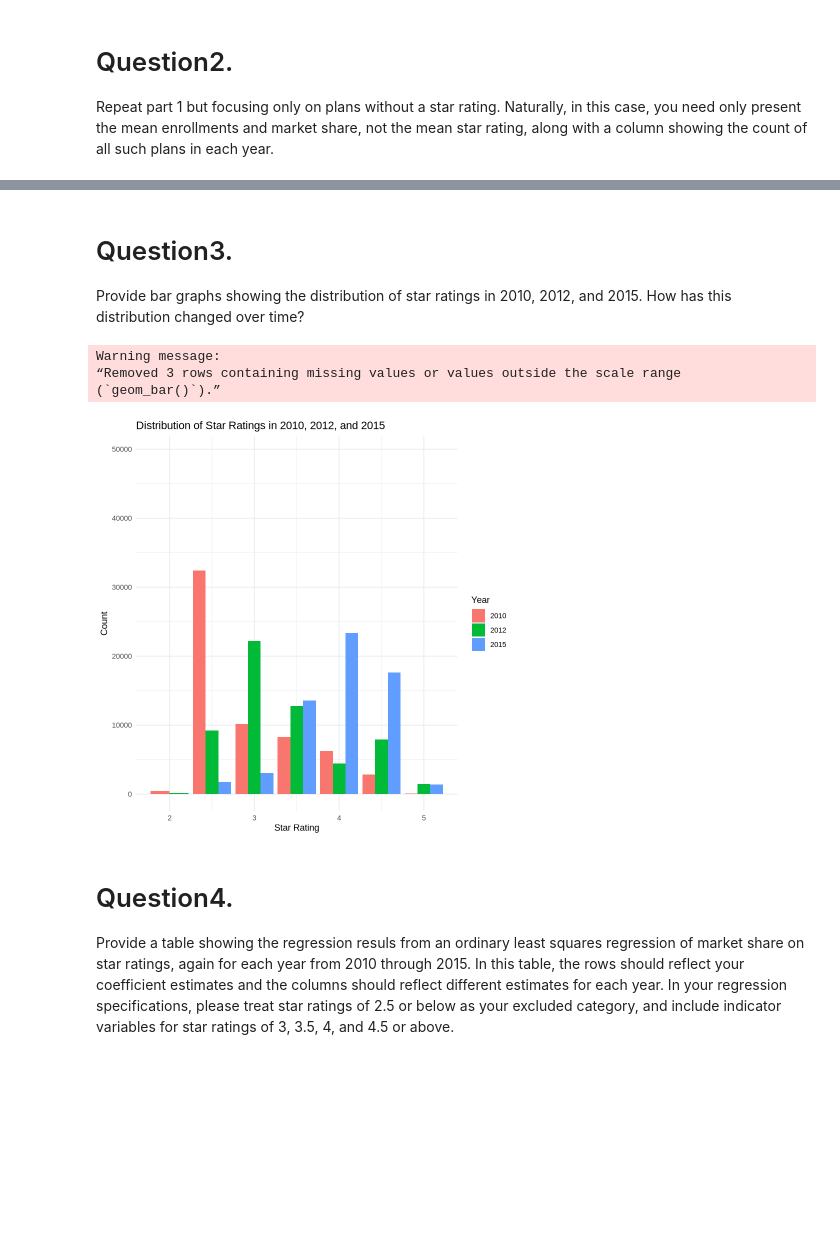
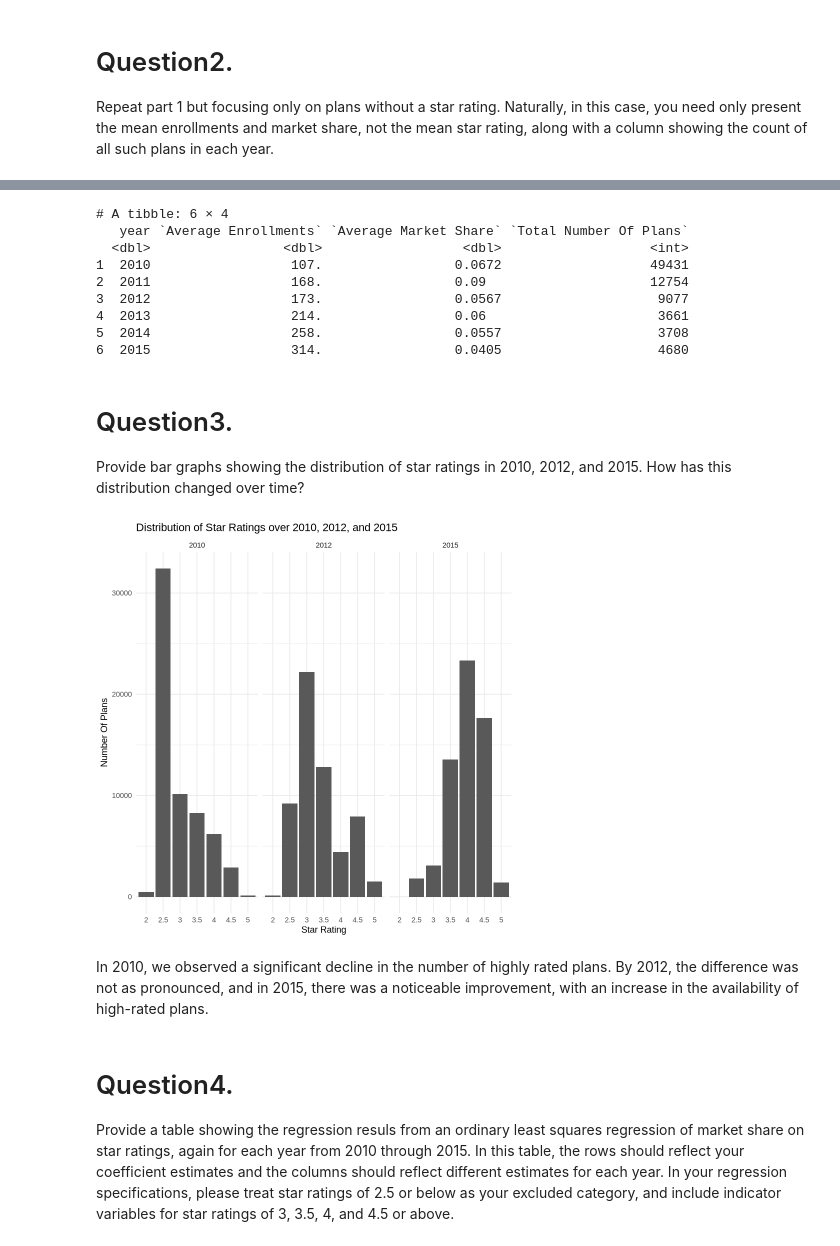
Before and after one commit to salizad/hwk3, a Jupyter notebook: alizada-s-hwk3-1.ipynb, the cells around one changed output, grey strips where cells are left out. Saved outputs shown, nothing was run; the diff lists cells and outputs as text; code cells hidden in the pictures; blank space fills up the shorter version.

```diff
--- a/alizada-s-hwk3-1.ipynb
+++ b/alizada-s-hwk3-1.ipynb
@@ -53,3 +47,6 @@ lgl  (9): risk_star5, risk_star45, risk_star4, risk_star35, risk_star3, risk...
+# %%
+data.full <- bind_rows(ma.2010, ma.2011, ma.2012, ma.2013, ma.2014, ma.2015)  %>%
+  mutate(market_share = avg_enrollment / avg_enrolled)
 # %% [markdown]
 # Summarize the data
 # %% [markdown]
@@ -114,26 +80,44 @@ print(summary_no_star_rating)
+# %%
+without_rating_table <- data.full %>%
+  filter(is.na(Star_Rating)) %>%
+  group_by(year) %>%
+  summarise(
+    'Average Enrollments' = round(mean(avg_enrollment, na.rm = TRUE), 2),
+    'Average Market Share' = round(mean(market_share, na.rm = TRUE), 4),
+    'Total Number Of Plans' = n()
+  )
+
+print(without_rating_table)
+# %% [output]
+# A tibble: 6 × 4
+   year `Average Enrollments` `Average Market Share` `Total Number Of Plans`
+  <dbl>                 <dbl>                  <dbl>                   <int>
+1  2010                  107.                 0.0672                   49431
+2  2011                  168.                 0.09                     12754
+3  2012                  173.                 0.0567                    9077
+4  2013                  214.                 0.06                      3661
+5  2014                  258.                 0.0557                    3708
+6  2015                  314.                 0.0405                    4680
 # %% [markdown]
 # Question3.
 Provide bar graphs showing the distribution of star ratings in 2010, 2012, and 2015. How has this distribution changed over time?
-# %%
-# Filter data for the specified years and select relevant columns
-star_rating_distribution <- ma_all %>%
-  filter(year %in% c(2010, 2012, 2015)) %>%
-  group_by(year, Star_Rating) %>%
-  summarise(count = n(), .groups = 'drop')
-
-# Create bar graphs
-ggplot(star_rating_distribution, aes(x = Star_Rating, y = count, fill = factor(year))) +
-  geom_bar(stat = "identity", position = "dodge") +
-  labs(title = "Distribution of Star Ratings in 2010, 2012, and 2015",
-       x = "Star Rating",
-       y = "Count",
-       fill = "Year") +
-  theme_minimal()
-# %% [output]
-Warning message:
-“Removed 3 rows containing missing values or values outside the scale range
-(`geom_bar()`).”
-[figure, removed]
+# %%
+data.full %>%
+  filter(year %in% c(2010, 2012, 2015), !is.na(Star_Rating)) %>%
+  mutate(year = as.factor(year)) %>%
+  ggplot(aes(x = as.factor(Star_Rating))) +
+  geom_bar() +
+  facet_wrap(~ year) +
+  labs(
+    title = "Distribution of Star Ratings over 2010, 2012, and 2015",
+    x = "Star Rating",
+    y = "Number Of Plans"
+  ) +
+  theme_minimal()
+# %% [output]
+[figure, added]
+# %% [markdown]
+In 2010, we observed a significant decline in the number of highly rated plans. By 2012, the difference was not as pronounced, and in 2015, there was a noticeable improvement, with an increase in the availability of high-rated plans.
 # %% [markdown]
 # Question4.
 Provide a table showing the regression resuls from an ordinary least squares regression of market share on star ratings, again for each year from 2010 through 2015. In this table, the rows should reflect your coefficient estimates and the columns should reflect different estimates for each year. In your regression specifications, please treat star ratings of 2.5 or below as your excluded category, and include indicator variables for star ratings of 3, 3.5, 4, and 4.5 or above.
```
Also changed, not shown: parts of 27 cells of this notebook, 1 other file.
